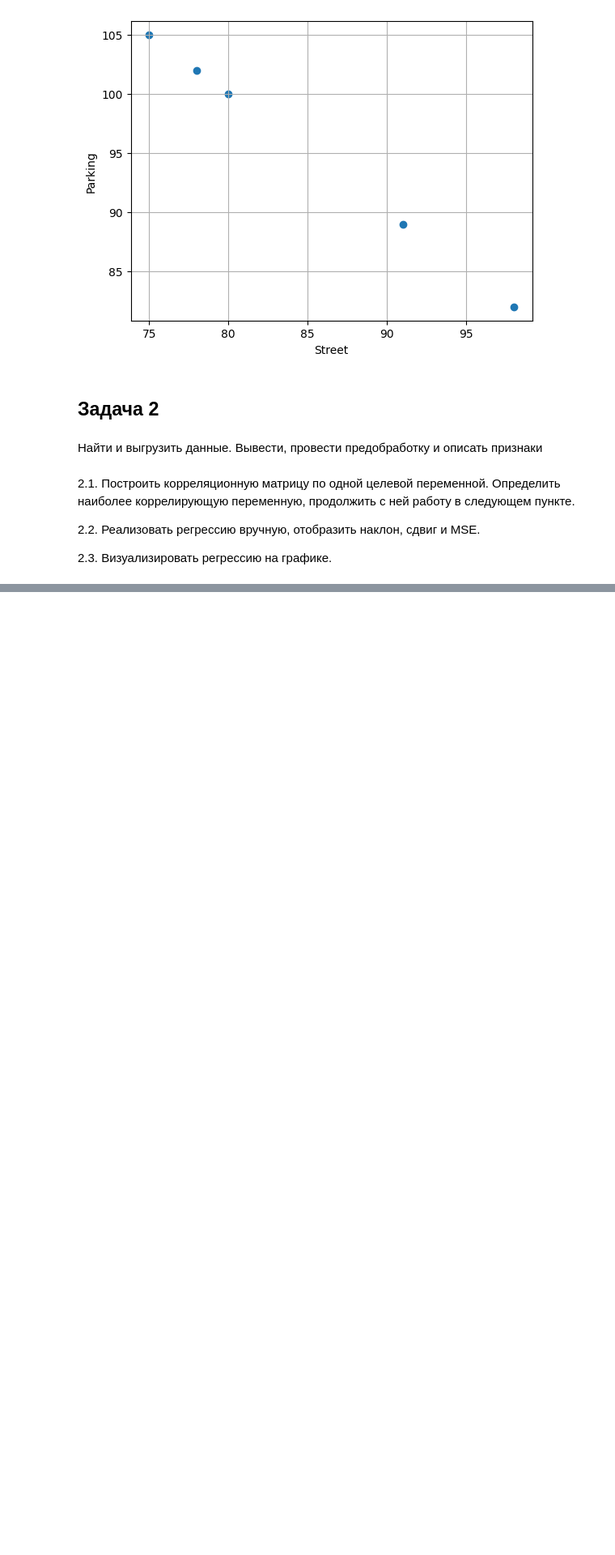
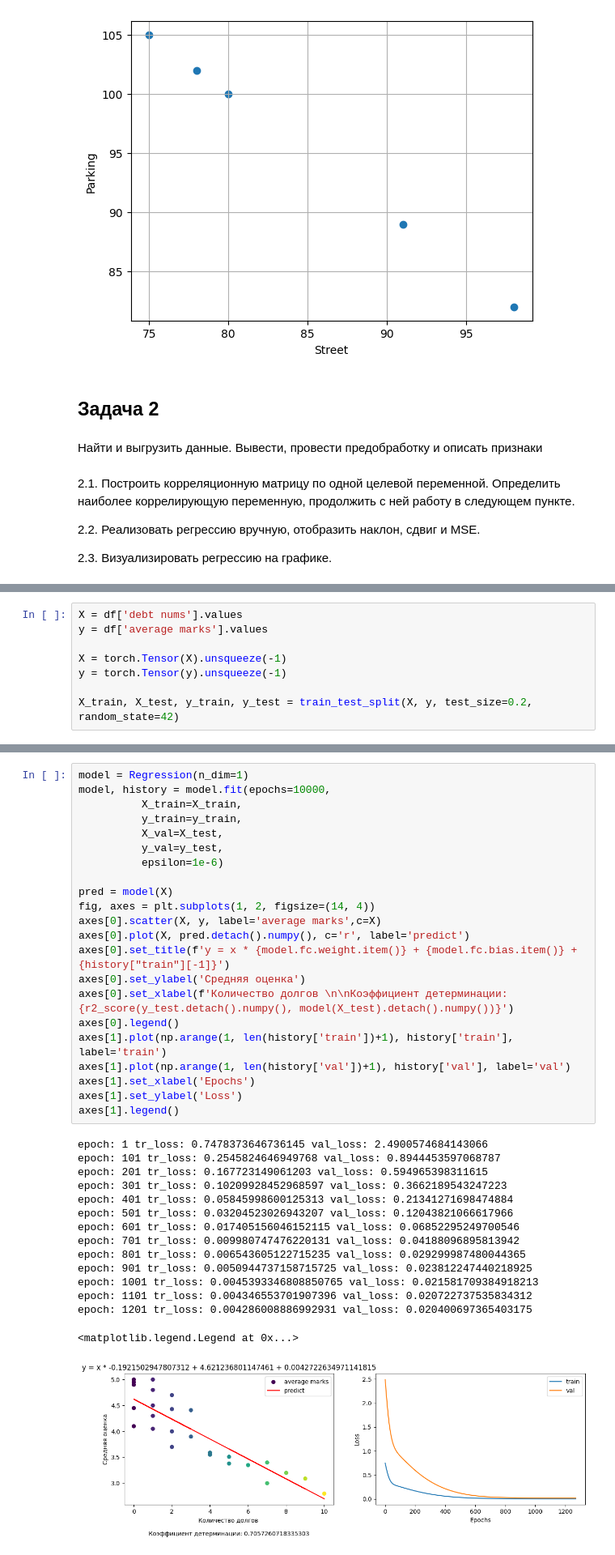
Before and after one commit to LIvanoff/Big-Data-analysis-technologies-and-tools, a Jupyter notebook: pr4.ipynb, the cells around one changed output, grey strips where cells are left out. Shown at 81% size. Drawn from its saved outputs; the diff is of its cells as text; blank space fills up the shorter version.

```diff
--- a/pr4.ipynb
+++ b/pr4.ipynb
@@ -62,0 +86,8 @@ plt.grid()
+# %%
+X = df['debt nums'].values
+y = df['average marks'].values
+
+X = torch.Tensor(X).unsqueeze(-1)
+y = torch.Tensor(y).unsqueeze(-1)
+
+X_train, X_test, y_train, y_test = train_test_split(X, y, test_size=0.2, random_state=42)
@@ -62,0 +152,38 @@ plt.grid()
+# %%
+model = Regression(n_dim=1)
+model, history = model.fit(epochs=10000,
+          X_train=X_train,
+          y_train=y_train,
+          X_val=X_test,
+          y_val=y_test,
+          epsilon=1e-6)
+
+pred = model(X)
+fig, axes = plt.subplots(1, 2, figsize=(14, 4))
+axes[0].scatter(X, y, label='average marks',c=X)
+axes[0].plot(X, pred.detach().numpy(), c='r', label='predict')
+axes[0].set_title(f'y = x * {model.fc.weight.item()} + {model.fc.bias.item()} + {history["train"][-1]}')
+axes[0].set_ylabel('Средняя оценка')
+axes[0].set_xlabel(f'Количество долгов \n\nКоэффициент детерминации: {r2_score(y_test.detach().numpy(), model(X_test).detach().numpy())}')
+axes[0].legend()
+axes[1].plot(np.arange(1, len(history['train'])+1), history['train'], label='train')
+axes[1].plot(np.arange(1, len(history['val'])+1), history['val'], label='val')
+axes[1].set_xlabel('Epochs')
+axes[1].set_ylabel('Loss')
+axes[1].legend()
+# %% [output]
+epoch: 1 tr_loss: 0.7478373646736145 val_loss: 2.4900574684143066
+epoch: 101 tr_loss: 0.2545824646949768 val_loss: 0.8944453597068787
+epoch: 201 tr_loss: 0.167723149061203 val_loss: 0.594965398311615
+epoch: 301 tr_loss: 0.10209928452968597 val_loss: 0.3662189543247223
+epoch: 401 tr_loss: 0.05845998600125313 val_loss: 0.21341271698474884
+epoch: 501 tr_loss: 0.03204523026943207 val_loss: 0.12043821066617966
+epoch: 601 tr_loss: 0.017405156046152115 val_loss: 0.06852295249700546
+epoch: 701 tr_loss: 0.009980747476220131 val_loss: 0.04188096895813942
+epoch: 801 tr_loss: 0.006543605122715235 val_loss: 0.029299987480044365
+epoch: 901 tr_loss: 0.0050944737158715725 val_loss: 0.023812247440218925
+epoch: 1001 tr_loss: 0.0045393346808850765 val_loss: 0.021581709384918213
+epoch: 1101 tr_loss: 0.004346553701907396 val_loss: 0.020722737535834312
+epoch: 1201 tr_loss: 0.004286008886992931 val_loss: 0.020400697365403175
+<matplotlib.legend.Legend at 0x...>
+[figure, added]
```
Also changed, not shown: parts of 38 cells of this notebook.
